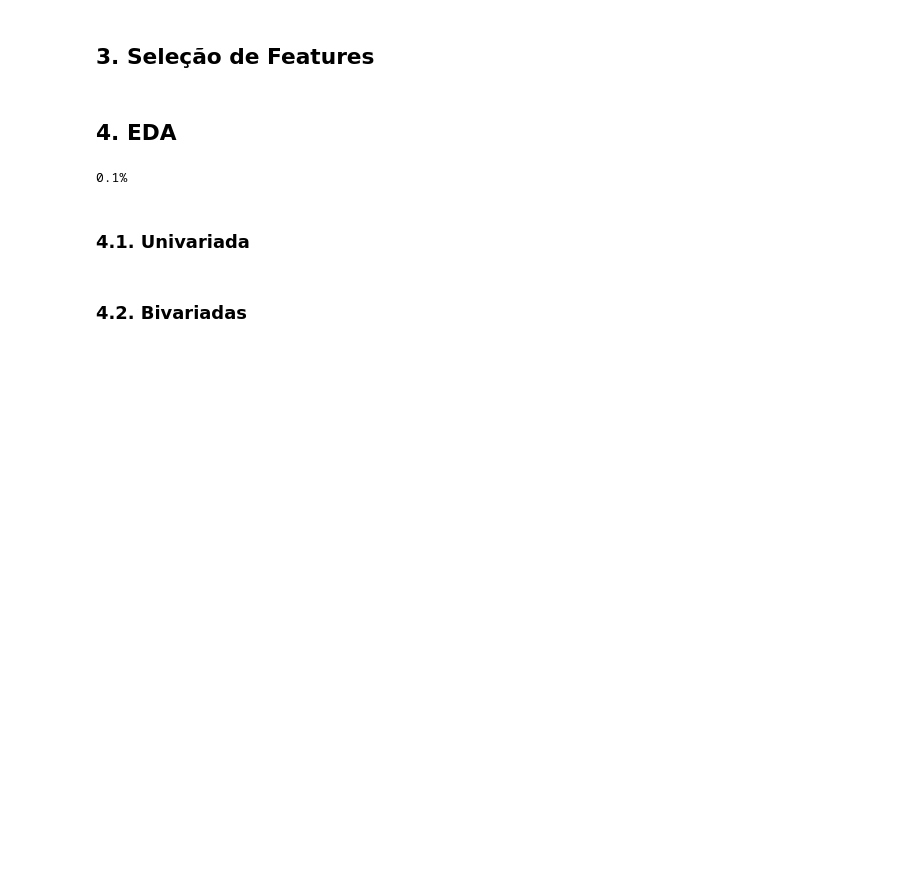
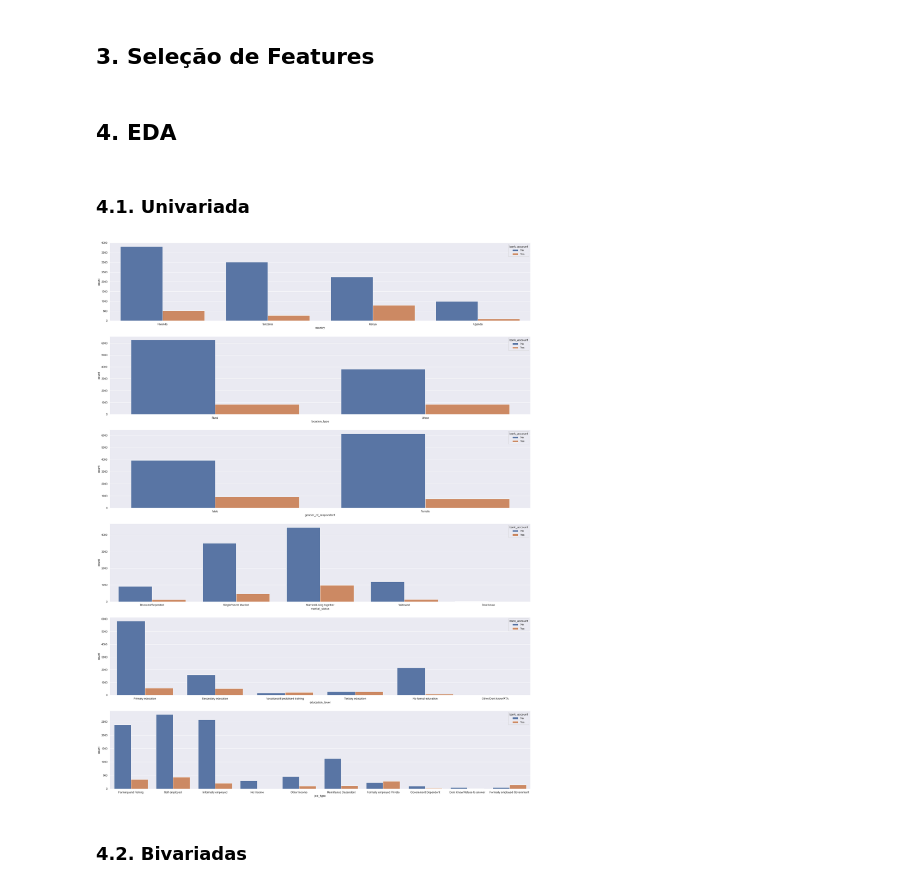
Before and after one commit to daSpinelli/hackday_01_dadosinglorios, a Jupyter notebook: end-to-end.ipynb, the cells around one changed output. Cells and saved outputs as stored; diff of their text form; code cells hidden in the pictures; blank space fills up the shorter version.

```diff
--- a/end-to-end.ipynb
+++ b/end-to-end.ipynb
@@ -260,14 +235,0 @@ df2['relationship_with_head'] = df2['relationship_with_head'].map(mapper)
-# %%
-count = df2['marital_status'].value_counts()
-mapper = dict()
-for ind in count.index:
-    mapper[ind] = count[ind]
-
-df2['marital_status'] = df2['marital_status'].map(mapper)
-# %%
-count = df2['education_level'].value_counts()
-mapper = dict()
-for ind in count.index:
-    mapper[ind] = count[ind]
-
-df2['education_level'] = df2['education_level'].map(mapper)
@@ -315,13 +255,17 @@ df3 = df2.copy()
 ## 4. EDA
 # %%
 df4 = df3.copy()
-# %%
-yes = 1000
-total = 10000
-print(f'{yes/total}%')
-# %% [output]
-0.1%
 # %% [markdown]
 ### 4.1. Univariada
+# %%
+fig, ax = plt.subplots(6, 1, figsize=(30, 40))
+sns.countplot(x='country',hue = 'bank_account', data = df4, ax=ax[0])
+sns.countplot(x='location_type', hue = 'bank_account',data = df4, ax=ax[1])
+sns.countplot(x='gender_of_respondent', hue = 'bank_account',data = df4, ax=ax[2])
+sns.countplot(x='marital_status', hue = 'bank_account',data = df4, ax=ax[3])
+sns.countplot(x='education_level', hue = 'bank_account', data = df4, ax = ax[4])
+sns.countplot(x='job_type', hue = 'bank_account', data = df4, ax = ax[5]);
+# %% [output]
+[figure, added]
 # %% [markdown]
 ### 4.2. Bivariadas
```
Also changed, not shown: parts of 40 cells of this notebook.
